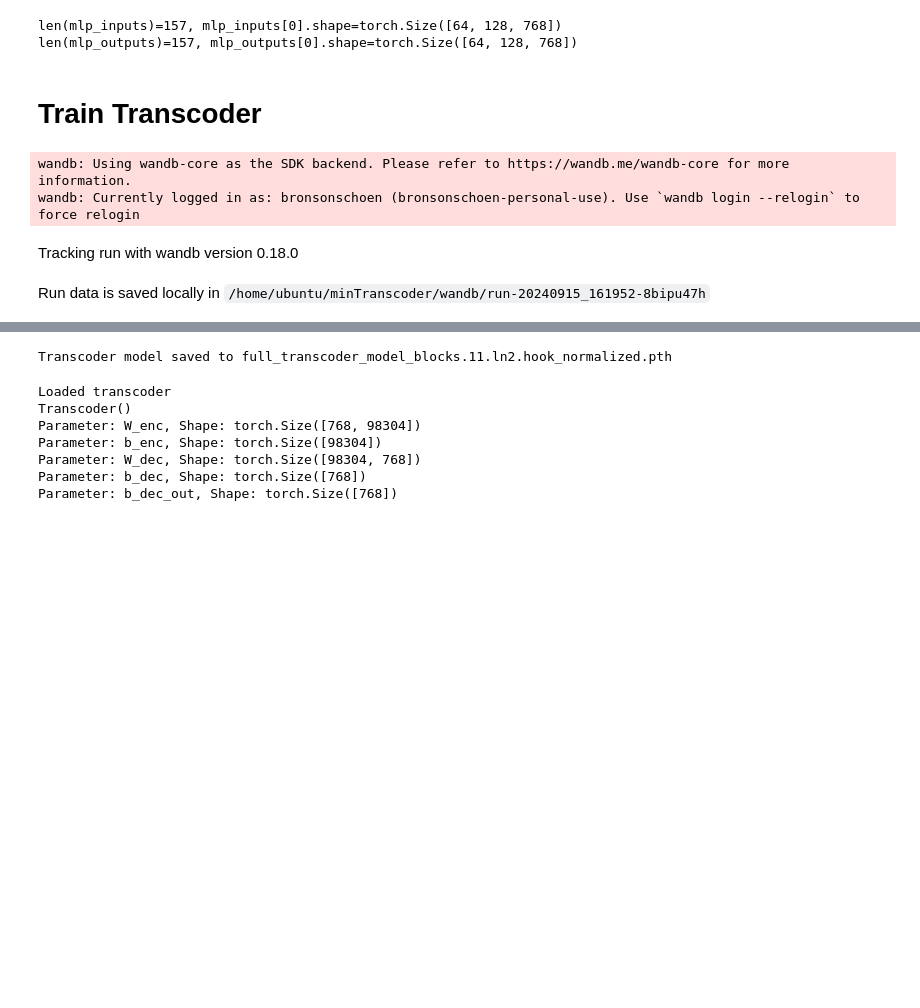
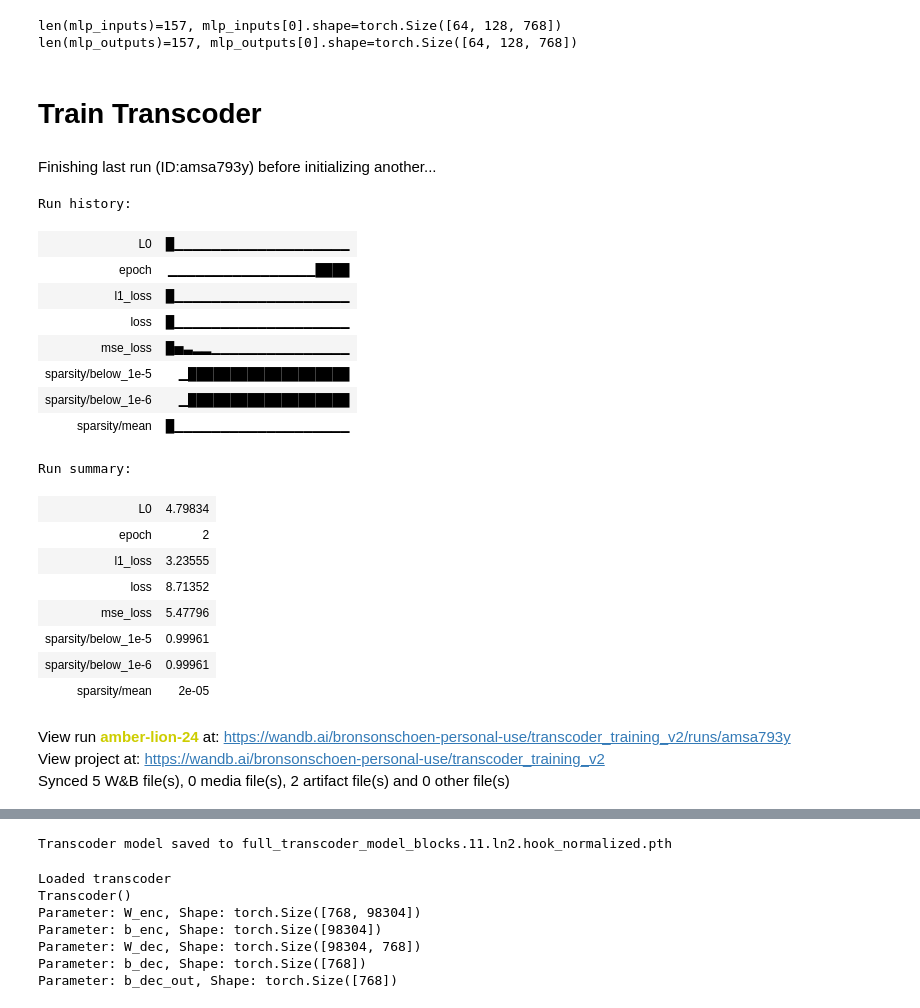
Before and after one commit to b-schoen/minTranscoder, a Jupyter notebook: minTranscoders_explore.ipynb, the cells around one changed output, grey strips where cells are left out. Drawn from its saved outputs; the diff is of its cells as text; code cells hidden in the pictures; blank space fills up the shorter version.

```diff
--- a/minTranscoders_explore.ipynb
+++ b/minTranscoders_explore.ipynb
@@ -321,6 +331,10 @@ transcoder = transcoder.to(device)
 optimizer = torch.optim.AdamW(transcoder.parameters(), lr=training_cfg.learning_rate)
 
 num_steps = 0
+
+# needed to track activation frequency
+n_frac_active_tokens = 0
+act_freq_scores = torch.zeros(transcoder.cfg.d_hidden, device=device)
 
 # Training loop
 for epoch in range(training_cfg.num_epochs):
@@ -344,6 +358,8 @@ for epoch in range(training_cfg.num_epochs):
         mlp_in = batch_x[0].to(device)
         mlp_out = batch_y[0].to(device)
 
+        # transcoder_results.transcoder_out: Float[Tensor, "... d_out"]
+        # transcoder_results.hidden_activations: Float[Tensor, "... d_hidden"]
         transcoder_results = transcoder(mlp_in)
 
         # Compute loss
@@ -358,36 +374,100 @@ for epoch in range(training_cfg.num_epochs):
 
         num_steps += 1
 
+        # Calculate the sparsities, and add it to a list, calculate sparsity metrics
+        #
+        # transcoder_results.hidden_activations.shape=torch.Size([64, 128, 98304])
+        #
+        # act_freq_scores_update.shape=torch.Size([98304])
+        #
+        # Want to sum over both the seq and batch dimensions
+        # act_freq_scores += (
+        #    (transcoder_results.hidden_activations.abs() > 0).float().sum(dim=(0, 1))
+        # )
+
+        # Update the total number of tokens processed
+        # batch_size * seq_len
+        # n_frac_active_tokens += batch_x.shape[0] * batch_x.shape[1]
+
+        # Calculate the mean activation frequency per neuron
+        # Shape: [hidden_size]
+        # feature_sparsity = act_freq_scores / n_frac_active_tokens
+
         # Print loss statistics every 10 batches
         if batch_index % 10 == 0:
+
+            # Compute the mean activation over both batch and sequence dimensions
+            # feature_sparsity.shape will be [hidden_size], i.e., [98304]
+            feature_sparsity = (
+                (transcoder_results.hidden_activations.abs() > 0)
+                .float()
+                .mean(dim=(0, 1))
+            )
+
+            # metrics for currents acts
+            l0 = (transcoder_results.hidden_activations > 0).float().sum(-1).mean()
+
+            # feature_sparsity.shape=torch.Size([128, 98304])
+
             print(
                 f"Epoch {epoch+1}/{training_cfg.num_epochs}, "
                 f"Batch {batch_index}/{len(activations_dataloader)}, "
                 f"Loss: {loss.item():.6f}, "
                 f"MSE Loss: {loss_result.mse_loss.item():.6f}, "
-                f"L1 Loss: {loss_result.l1_loss.item():.6f}"
+                f"L1 Loss: {loss_result.l1_loss.item():.6f}, "
+                # f"Sparsity: {feature_sparsity.item():.6f}, "
+                f"L0: {l0.item():.6f}"
             )
 
             # Log metrics to wandb
             wandb.log(
                 {
                     "epoch": epoch + 1,
                     "loss": loss.item(),
                     "mse_loss": loss_result.mse_loss.item(),
                     "l1_loss": loss_result.l1_loss.item(),
+                    "L0": l0.item(),
+                    # "feature_sparsity": feature_sparsity.item(),
+                    "sparsity/mean": feature_sparsity.mean().item(),
+                    "sparsity_below_1e-5": (feature_sparsity < 1e-5)
+                    .float()
+                    .mean()
+                    .item(),
+                    "sparsity_below_1e-6": (feature_sparsity < 1e-6)
+                    .float()
+                    .mean()
+                    .item(),
                 },
                 step=num_steps,
             )
 
     # Log model parameters and gradients
     # wandb.watch(transcoder)
 
 print("Training completed!")
 
 # Finish the wandb run
 wandb.finish()
 # %% [output]
+Finishing last run (ID:amsa793y) before initializing another...
-wandb: Using wandb-core as the SDK backend. Please refer to https://wandb.me/wandb-core for more information.
-wandb: Currently logged in as: bronsonschoen (bronsonschoen-personal-use). Use `wandb login --relogin` to force relogin
+Run history:
-Tracking run with wandb version 0.18.0
+| L0 | █▁▁▁▁▁▁▁▁▁▁▁▁▁▁▁▁▁▁▁ |
+| epoch | ▁▁▁▁▁▁▁▁▁▁▁▁▁▁▁▁████ |
+| l1_loss | █▁▁▁▁▁▁▁▁▁▁▁▁▁▁▁▁▁▁▁ |
+| loss | █▁▁▁▁▁▁▁▁▁▁▁▁▁▁▁▁▁▁▁ |
+| mse_loss | █▅▃▂▂▁▁▁▁▁▁▁▁▁▁▁▁▁▁▁ |
+| sparsity/below_1e-5 | ▁███████████████████ |
+| sparsity/below_1e-6 | ▁███████████████████ |
+| sparsity/mean | █▁▁▁▁▁▁▁▁▁▁▁▁▁▁▁▁▁▁▁ |
+Run summary:
+| L0 | 4.79834 |
+| epoch | 2 |
+| l1_loss | 3.23555 |
+| loss | 8.71352 |
+| mse_loss | 5.47796 |
+| sparsity/below_1e-5 | 0.99961 |
+| sparsity/below_1e-6 | 0.99961 |
+| sparsity/mean | 2e-05 |
-Run data is saved locally in /home/ubuntu/minTranscoder/wandb/run-20240915_161952-8bipu47h
+View run amber-lion-24 at: https://wandb.ai/bronsonschoen-personal-use/transcoder_training_v2/runs/amsa793y
+View project at: https://wandb.ai/bronsonschoen-personal-use/transcoder_training_v2
+Synced 5 W&B file(s), 0 media file(s), 2 artifact file(s) and 0 other file(s)
```
Also changed, not shown: parts of 28 cells of this notebook.
